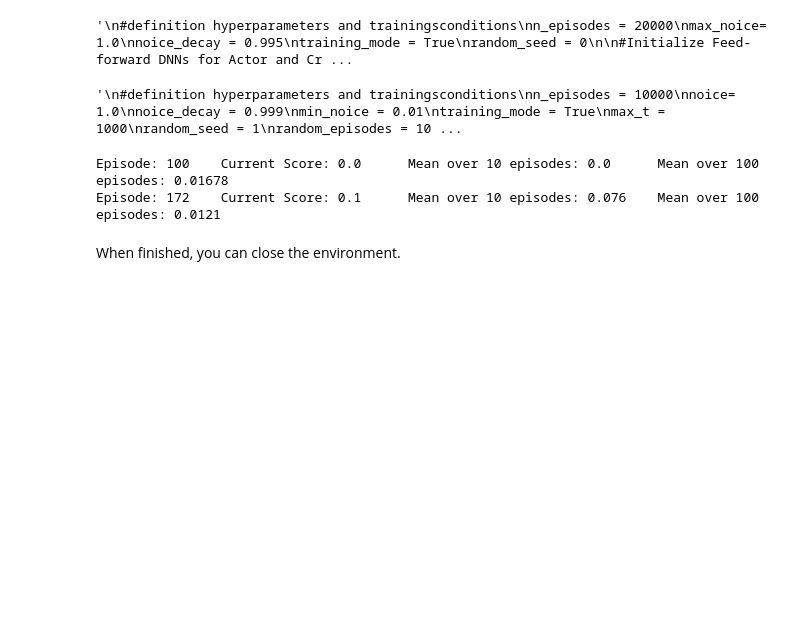
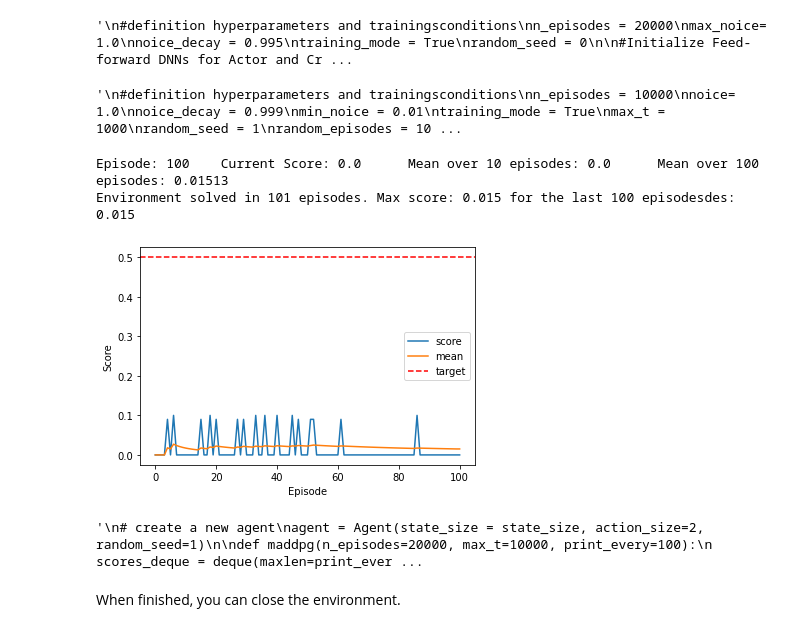
Before and after one commit to Jan271001/Project3_Collaboration_and_Competition, a Jupyter notebook: Tennis.ipynb, the cells around one changed output. Saved outputs shown, nothing was run; the diff lists cells and outputs as text; code cells hidden in the pictures; blank space fills up the shorter version.

Commit message:
Working agent, local copy

```diff
--- a/Tennis.ipynb
+++ b/Tennis.ipynb
@@ -472,7 +472,7 @@ noise_decay = 0.999
 noise_factor = 1.0
 random_seed = 1
 random_episodes = 100
-max_episodes = 10000
+max_episodes = 5000
 max_t = 10000
 
 #variable to safe the best net
@@ -534,45 +534,48 @@ def maddpg(n_episodes, max_t):
               "\tMean over 100 episodes: " + str(round(np.mean(scores_window),3)), end = "\r")
         #print('\rEpisode {:d}\tmax score: {:.2f}\taverage maximum score over the last 10 episodes: {:.2f}'.format(episode, scores_window[-1], np.mean(list(scores_window)[-10:])), end="")
         global current_best
+        global ready
         if episode > 100 and np.mean(scores_window) > current_best:
             torch.save(agent.actor_local.state_dict(), 'checkpoint_Actor.pth')
             torch.save(agent.critic_local.state_dict(), 'checkpoint_Critic.pth')
             current_best = np.mean(scores_window)
             if np.mean(scores_window) >= 0.5 and ready == False:
                 print("Environment solved in " + str(episode) + " episodes. Max score: " +
-                      str(np.mean(scores_window)) + " for the last 100 episodes")
+                      str(round(np.mean(scores_window),3)) + " for the last 100 episodes")
                 ready = True
+                break;
         if episode % 100 == 0:
             print("Episode: " + str(episode) + "\tCurrent Score: " + str(round(max_score,3)) +
               "\tMean over 10 episodes: " + str(round(np.mean(list(scores_window)[-10:]),3)) +
               "\tMean over 100 episodes: " + str(round(np.mean(scores_window),3)))
             #print('\rEpisode {}\tAverage Score: {:.2f}'.format(episode, np.mean(scores_window)))
 
     return scores, means
 
 scores, means = maddpg(max_episodes, max_t)
 
 #last save
 torch.save(agent.actor_local.state_dict(), 'end_weight_Actor.pth')
 torch.save(agent.critic_local.state_dict(), 'end_weight_Critic.pth')
 
 episode_scores = []
 for record in scores:
     episode_scores.append(np.mean(record))
 
 #plot the scores
 fig = plt.figure()
 ax = fig.add_subplot(111)
 plt.plot(np.arange(len(episode_scores)), episode_scores, label = "score")
 plt.plot(np.arange(len(means)), means, label = "mean")
 plt.axhline(y=0.5, color='r', linestyle='--', label="target")
 plt.ylabel('Score')
 plt.xlabel('Episode')
 plt.legend()
 plt.show()
 # %% [output]
-Episode: 100    Current Score: 0.0      Mean over 10 episodes: 0.0      Mean over 100 episodes: 0.01678
-Episode: 172    Current Score: 0.1      Mean over 10 episodes: 0.076    Mean over 100 episodes: 0.0121
+Episode: 100    Current Score: 0.0      Mean over 10 episodes: 0.0      Mean over 100 episodes: 0.01513
+Environment solved in 101 episodes. Max score: 0.015 for the last 100 episodesdes: 0.015
+[figure, added]
 # %%
 """
 # create a new agent
@@ -633,6 +636,8 @@ plt.ylabel('Score')
 plt.xlabel('Episode #')
 plt.show()
 """
+# %% [output]
+'\n# create a new agent\nagent = Agent(state_size = state_size, action_size=2, random_seed=1)\n\ndef maddpg(n_episodes=20000, max_t=10000, print_every=100):\n    scores_deque = deque(maxlen=print_ever ...
 # %% [markdown]
 When finished, you can close the environment.
 # %%
```
Also changed, not shown: 4 other files.
